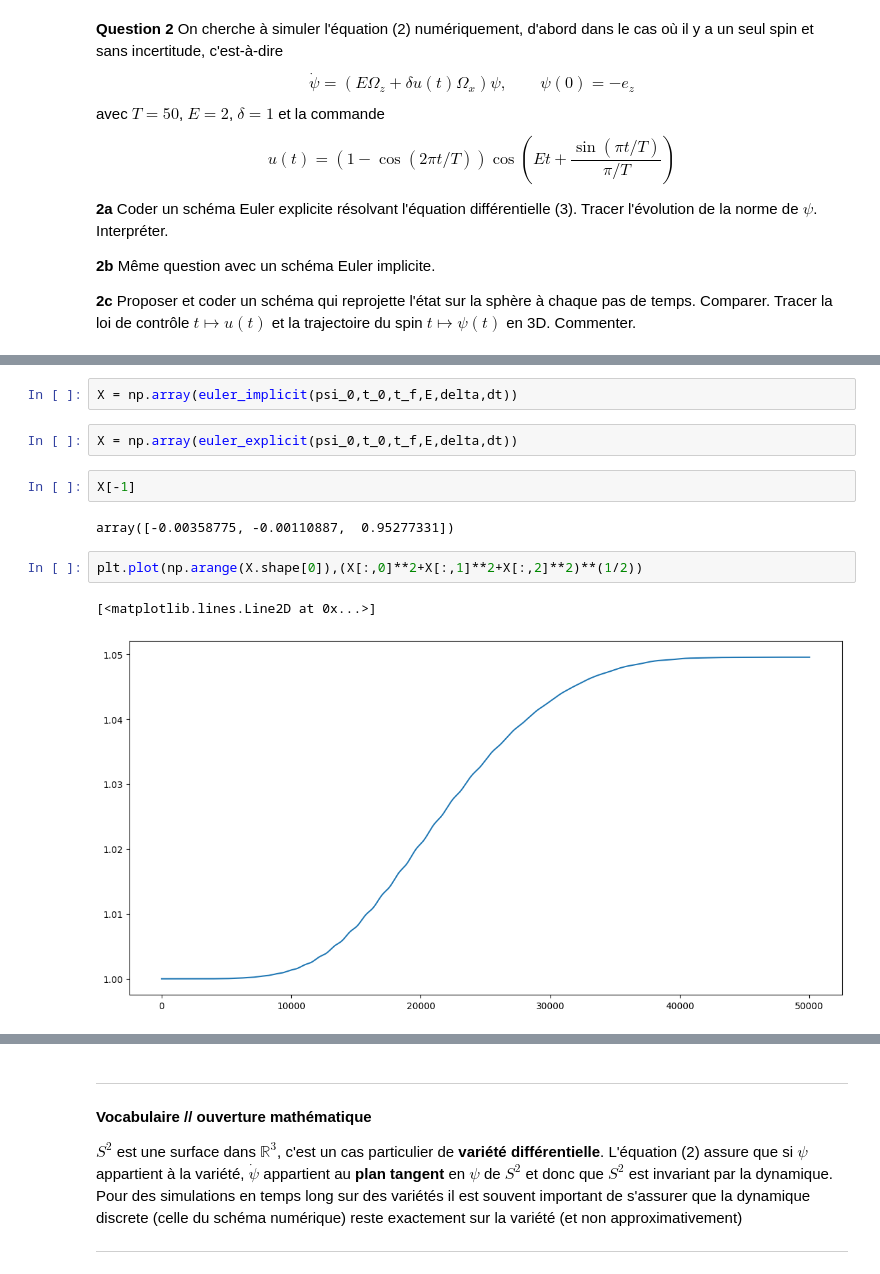
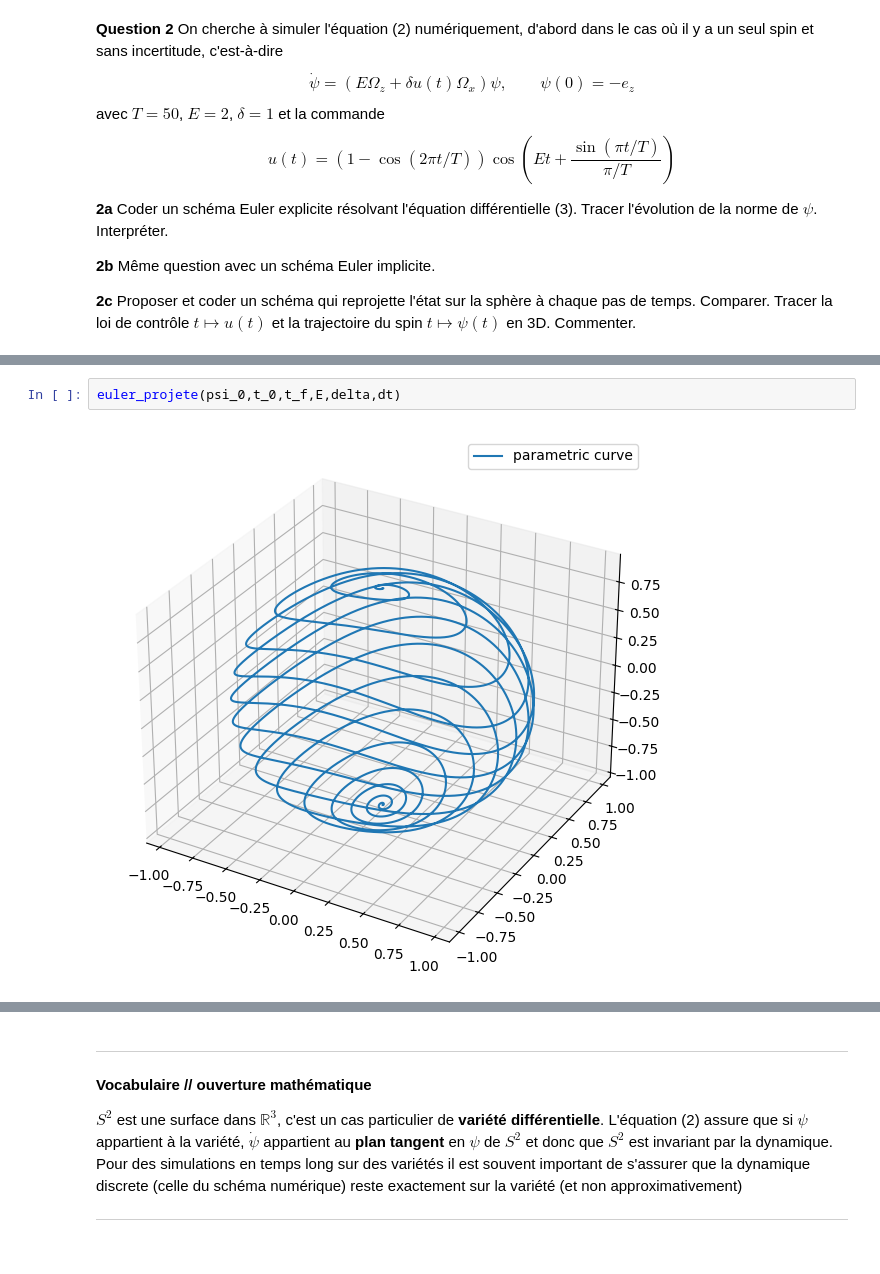
Before and after one commit to ychyn/Projet-equadiff, a Jupyter notebook: Projet - Equations Différentielles - 2024.ipynb, the cells around one changed output, grey strips where cells are left out. Drawn from its saved outputs; the diff is of its cells as text.

```diff
--- a/Projet - Equations Différentielles - 2024.ipynb
+++ b/Projet - Equations Différentielles - 2024.ipynb
@@ -131,13 +158,4 @@ def euler_projete(psi_0,t_0,t_f,E,delta,dt):
 # %%
-X = np.array(euler_implicit(psi_0,t_0,t_f,E,delta,dt))
+euler_projete(psi_0,t_0,t_f,E,delta,dt)
+# %% [output]
+[figure, added]
-# %%
-X = np.array(euler_explicit(psi_0,t_0,t_f,E,delta,dt))
-# %%
-X[-1]
-# %% [output]
-array([-0.00358775, -0.00110887,  0.95277331])
-# %%
-plt.plot(np.arange(X.shape[0]),(X[:,0]**2+X[:,1]**2+X[:,2]**2)**(1/2))
-# %% [output]
-[<matplotlib.lines.Line2D at 0x...>]
-[figure, removed]
```
Also changed, not shown: parts of 9 cells of this notebook.
